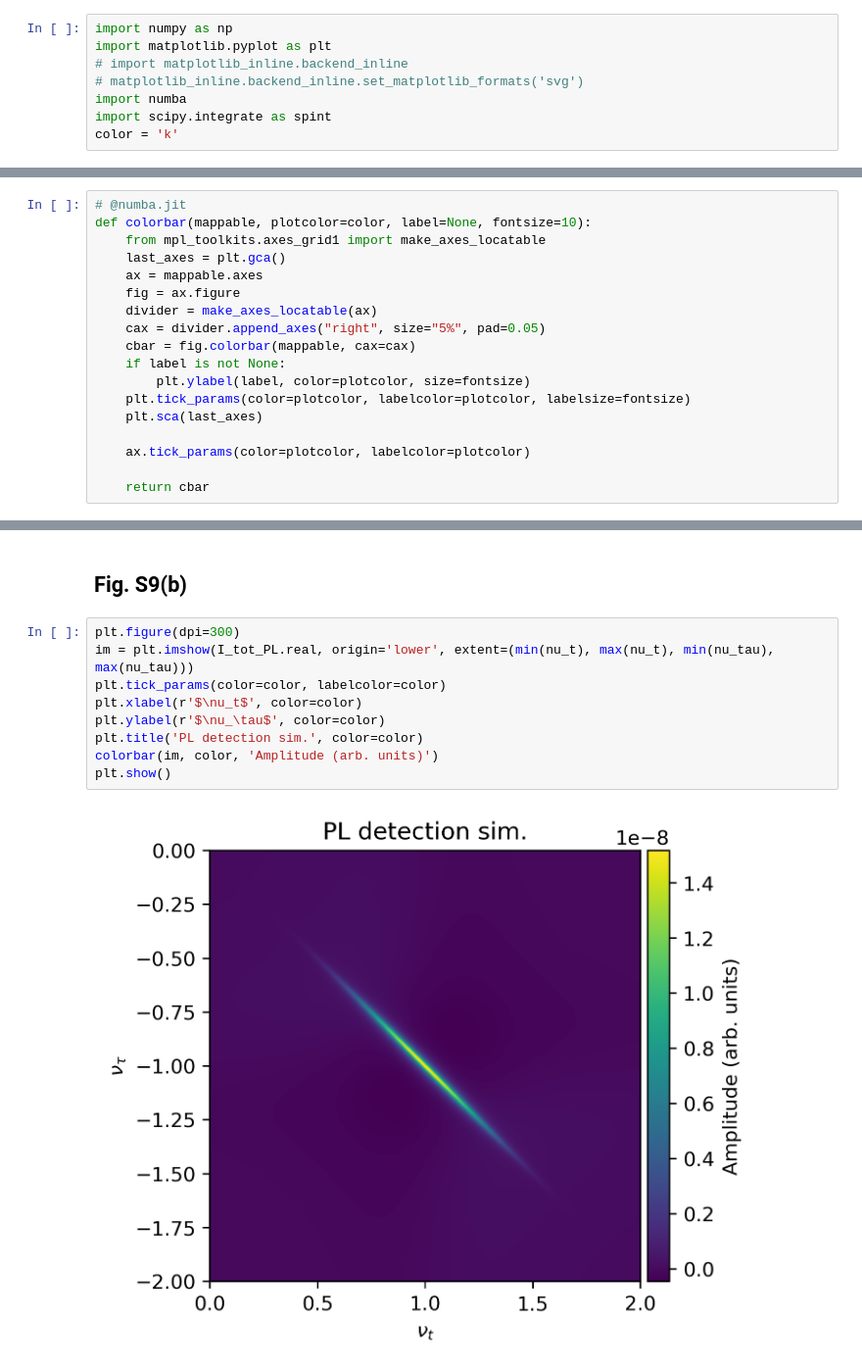
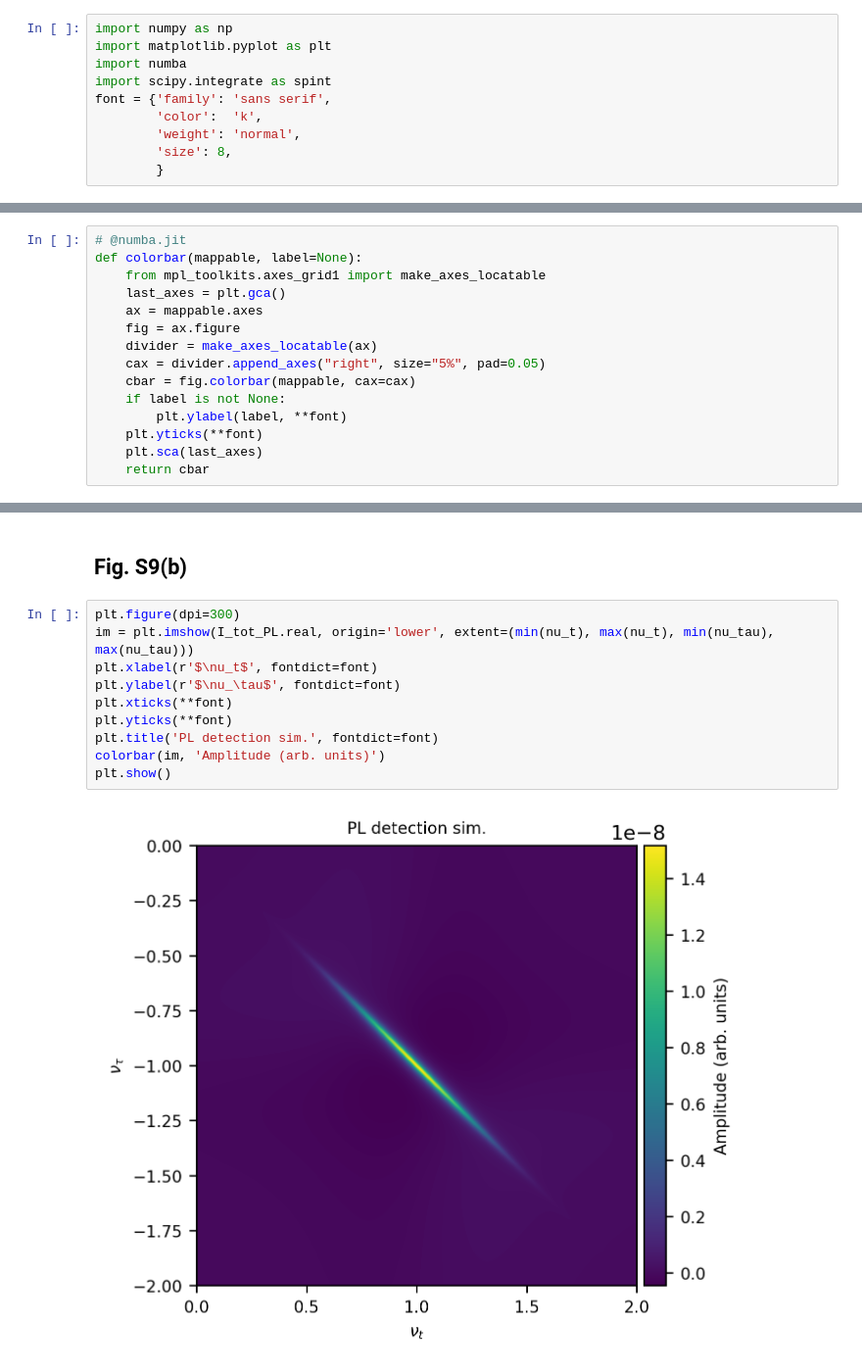
Before and after one commit to tommychinwj/HiddenSiVCenter, a Jupyter notebook: Figures3(a,b).ipynb, the cells around one changed output, grey strips where cells are left out. Shown at 98% size. Cells and saved outputs as stored; diff of their text form.

```diff
--- a/Figures3(a,b).ipynb
+++ b/Figures3(a,b).ipynb
@@ -5,11 +5,13 @@
 # %%
 import numpy as np
 import matplotlib.pyplot as plt
-# import matplotlib_inline.backend_inline
-# matplotlib_inline.backend_inline.set_matplotlib_formats('svg')
 import numba
 import scipy.integrate as spint
-color = 'k'
+font = {'family': 'sans serif',
+        'color':  'k',
+        'weight': 'normal',
+        'size': 8,
+        }
 # %% [markdown]
 # parameters
 # %%
@@ -26,7 +28,7 @@ Gamma10 = gamma10 * 1E-5
 # colorbar function
 # %%
 # @numba.jit
-def colorbar(mappable, plotcolor=color, label=None, fontsize=10):
+def colorbar(mappable, label=None):
     from mpl_toolkits.axes_grid1 import make_axes_locatable
     last_axes = plt.gca()
     ax = mappable.axes
@@ -35,12 +37,9 @@ def colorbar(mappable, plotcolor=color, label=None, fontsize=10):
     cax = divider.append_axes("right", size="5%", pad=0.05)
     cbar = fig.colorbar(mappable, cax=cax)
     if label is not None:
-        plt.ylabel(label, color=plotcolor, size=fontsize)
-    plt.tick_params(color=plotcolor, labelcolor=plotcolor, labelsize=fontsize)
+        plt.ylabel(label, **font)
+    plt.yticks(**font)
     plt.sca(last_axes)
-
-    ax.tick_params(color=plotcolor, labelcolor=plotcolor)
-
     return cbar
 # %% [markdown]
  # complex square function
@@ -168,11 +169,12 @@ fig.savefig("/Users/tommychin/Documents/research/Smallwood_research/testVectorIm
 # %%
 plt.figure(dpi=300)
 im = plt.imshow(I_tot_PL.real, origin='lower', extent=(min(nu_t), max(nu_t), min(nu_tau), max(nu_tau)))
-plt.tick_params(color=color, labelcolor=color)
-plt.xlabel(r'$\nu_t$', color=color)
-plt.ylabel(r'$\nu_\tau$', color=color)
-plt.title('PL detection sim.', color=color)
-colorbar(im, color, 'Amplitude (arb. units)')
+plt.xlabel(r'$\nu_t$', fontdict=font)
+plt.ylabel(r'$\nu_\tau$', fontdict=font)
+plt.xticks(**font)
+plt.yticks(**font)
+plt.title('PL detection sim.', fontdict=font)
+colorbar(im, 'Amplitude (arb. units)')
 plt.show()
 # %% [output]
-[figure, old version]
+[figure, new version]
```
Also changed, not shown: parts of 3 cells of this notebook.
